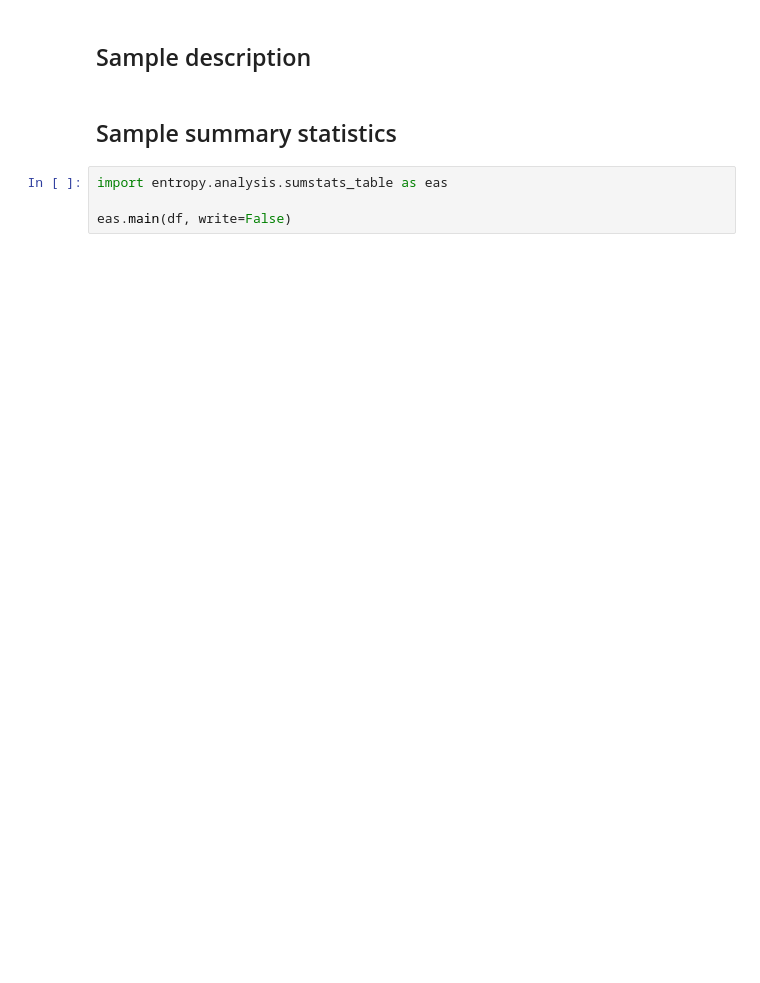
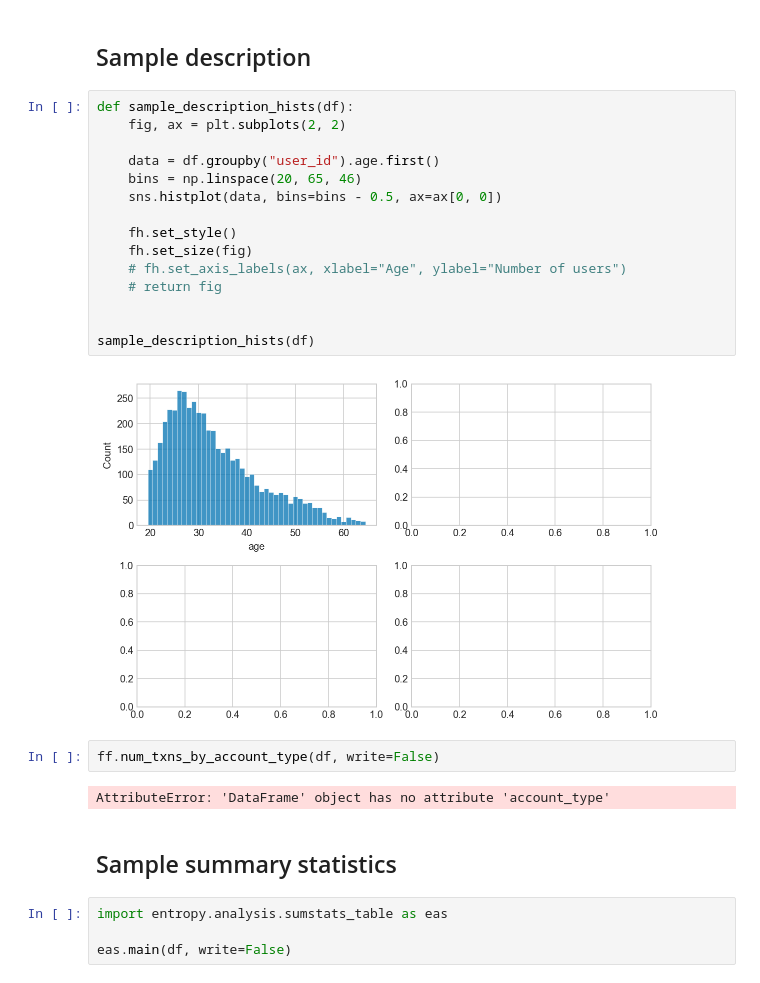
Before and after one commit to fabiangunzinger/entropy, a Jupyter notebook: notebooks/analysis.ipynb, the cells around one changed output. Saved outputs shown, nothing was run; the diff lists cells and outputs as text; blank space fills up the shorter version.

```diff
--- a/notebooks/analysis.ipynb
+++ b/notebooks/analysis.ipynb
@@ -52,6 +53,27 @@ Time for read_analysis_data: 2.72 seconds
 |  | 2012-05-31 | 75 | 0.0 | NaN | NaN | NaN | NaN | NaN | ... |
 # %% [markdown]
 ## Sample description
+# %%
+def sample_description_hists(df):
+    fig, ax = plt.subplots(2, 2)
+
+    data = df.groupby("user_id").age.first()
+    bins = np.linspace(20, 65, 46)
+    sns.histplot(data, bins=bins - 0.5, ax=ax[0, 0])
+
+    fh.set_style()
+    fh.set_size(fig)
+    # fh.set_axis_labels(ax, xlabel="Age", ylabel="Number of users")
+    # return fig
+
+
+sample_description_hists(df)
+# %% [output]
+[figure, added]
+# %%
+ff.num_txns_by_account_type(df, write=False)
+# %% [output]
+AttributeError: 'DataFrame' object has no attribute 'account_type'
 # %% [markdown]
 ## Sample summary statistics
 # %%
```
Also changed, not shown: parts of 1 cell of this notebook, 2 other files.
